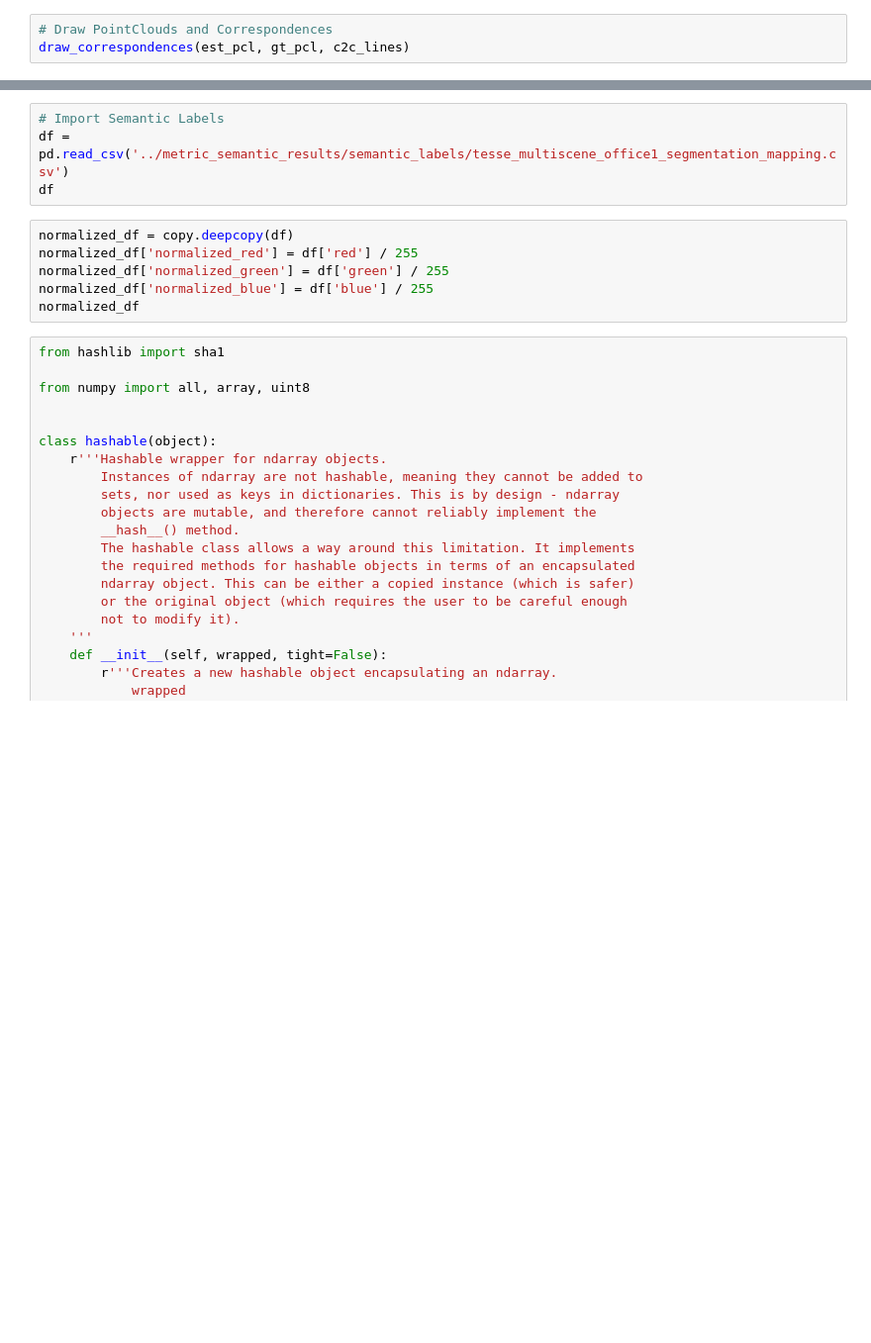
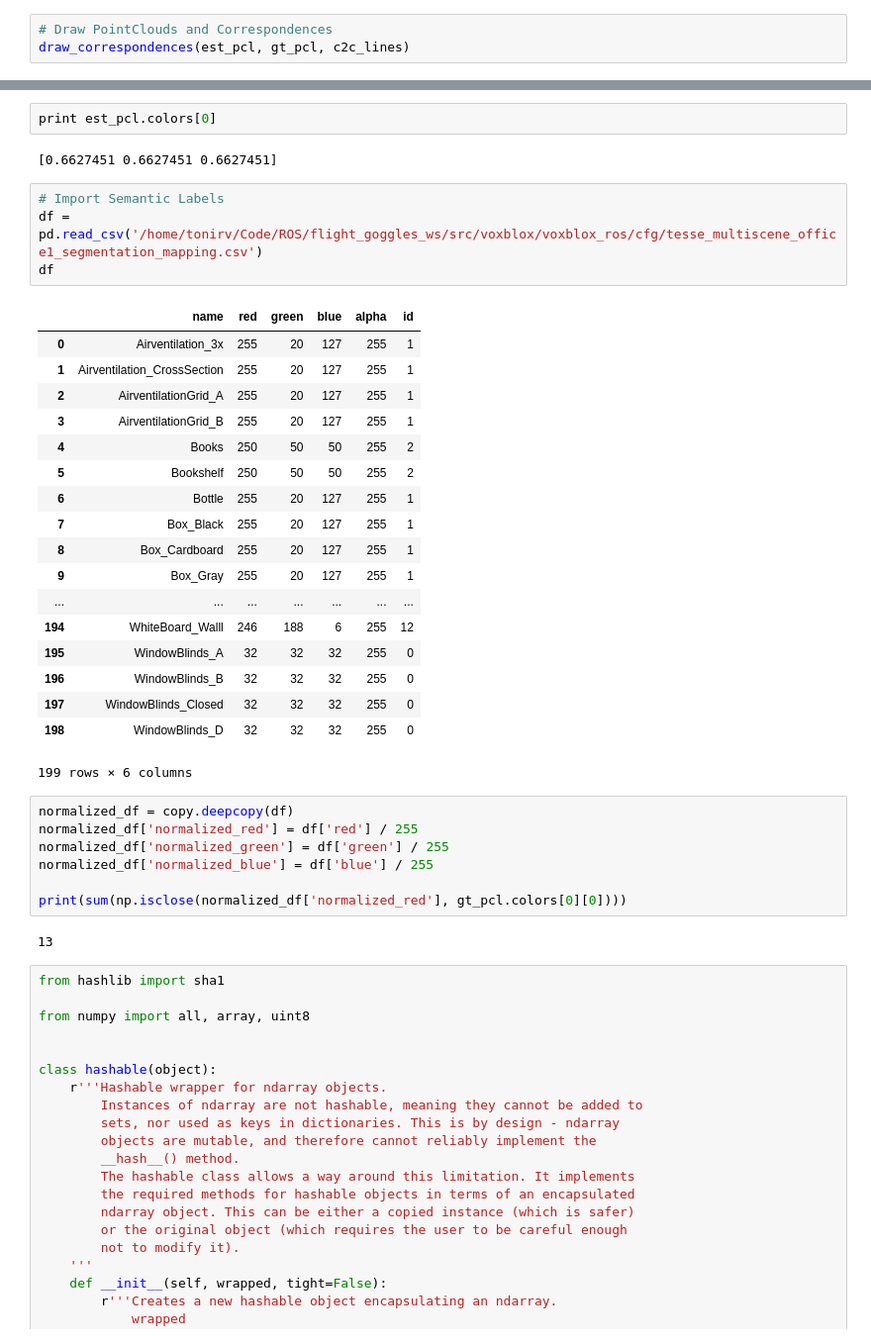
Before and after one commit to MIT-SPARK/Kimera-VIO-Evaluation, a Jupyter notebook: notebooks/metric_semantic_evaluation.ipynb, the cells around one changed output, grey strips where cells are left out. Shown at 99% size. Drawn from its saved outputs; the diff is of its cells as text; blank space fills up the shorter version.

Commit message:
Update metric semantic eval

```diff
--- a/notebooks/metric_semantic_evaluation.ipynb
+++ b/notebooks/metric_semantic_evaluation.ipynb
@@ -161,13 +217,39 @@ calc_corresp(est_pcl, gt_pcl, correspondences)
+# %%
+print est_pcl.colors[0]
+# %% [output]
+[0.6627451 0.6627451 0.6627451]
 # %%
 # Import Semantic Labels
-df = pd.read_csv('../metric_semantic_results/semantic_labels/tesse_multiscene_office1_segmentation_mapping.csv')
+df = pd.read_csv('/home/tonirv/Code/ROS/flight_goggles_ws/src/voxblox/voxblox_ros/cfg/tesse_multiscene_office1_segmentation_mapping.csv')
 df
+# %% [output]
+|  | name | red | green | blue | alpha | id |
+| 0 | Airventilation_3x | 255 | 20 | 127 | 255 | 1 |
+| 1 | Airventilation_CrossSection | 255 | 20 | 127 | 255 | 1 |
+| 2 | AirventilationGrid_A | 255 | 20 | 127 | 255 | 1 |
+| 3 | AirventilationGrid_B | 255 | 20 | 127 | 255 | 1 |
+| 4 | Books | 250 | 50 | 50 | 255 | 2 |
+| 5 | Bookshelf | 250 | 50 | 50 | 255 | 2 |
+| 6 | Bottle | 255 | 20 | 127 | 255 | 1 |
+| 7 | Box_Black | 255 | 20 | 127 | 255 | 1 |
+| 8 | Box_Cardboard | 255 | 20 | 127 | 255 | 1 |
+| 9 | Box_Gray | 255 | 20 | 127 | 255 | 1 |
+| ... | ... | ... | ... | ... | ... | ... |
+| 194 | WhiteBoard_Walll | 246 | 188 | 6 | 255 | 12 |
+| 195 | WindowBlinds_A | 32 | 32 | 32 | 255 | 0 |
+| 196 | WindowBlinds_B | 32 | 32 | 32 | 255 | 0 |
+| 197 | WindowBlinds_Closed | 32 | 32 | 32 | 255 | 0 |
+| 198 | WindowBlinds_D | 32 | 32 | 32 | 255 | 0 |
+199 rows × 6 columns
 # %%
 normalized_df = copy.deepcopy(df)
 normalized_df['normalized_red'] = df['red'] / 255
 normalized_df['normalized_green'] = df['green'] / 255
 normalized_df['normalized_blue'] = df['blue'] / 255
-normalized_df
+
+print(sum(np.isclose(normalized_df['normalized_red'], gt_pcl.colors[0][0])))
+# %% [output]
+13
 # %%
 from hashlib import sha1
 
```
Also changed, not shown: parts of 19 cells of this notebook.
